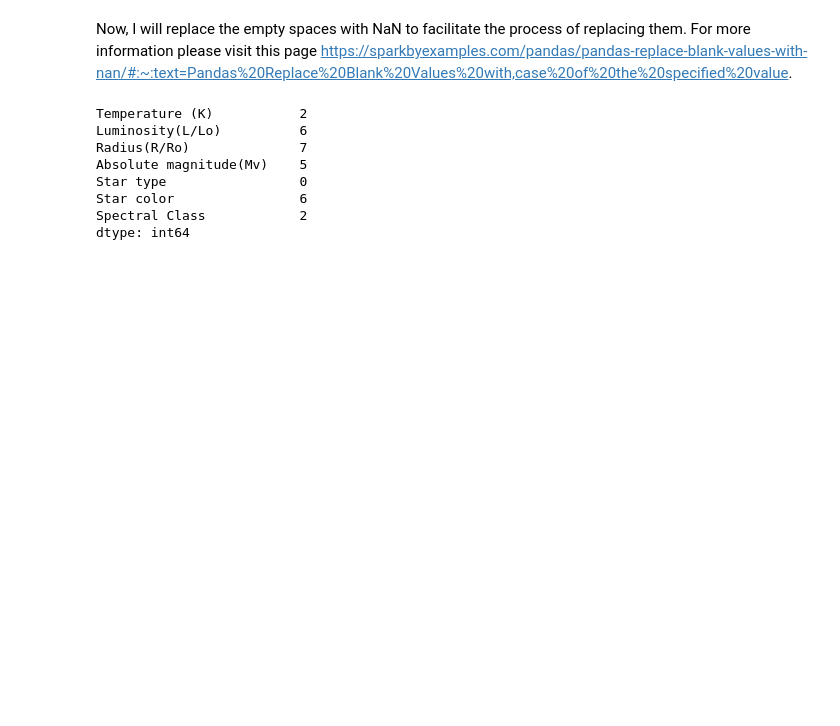
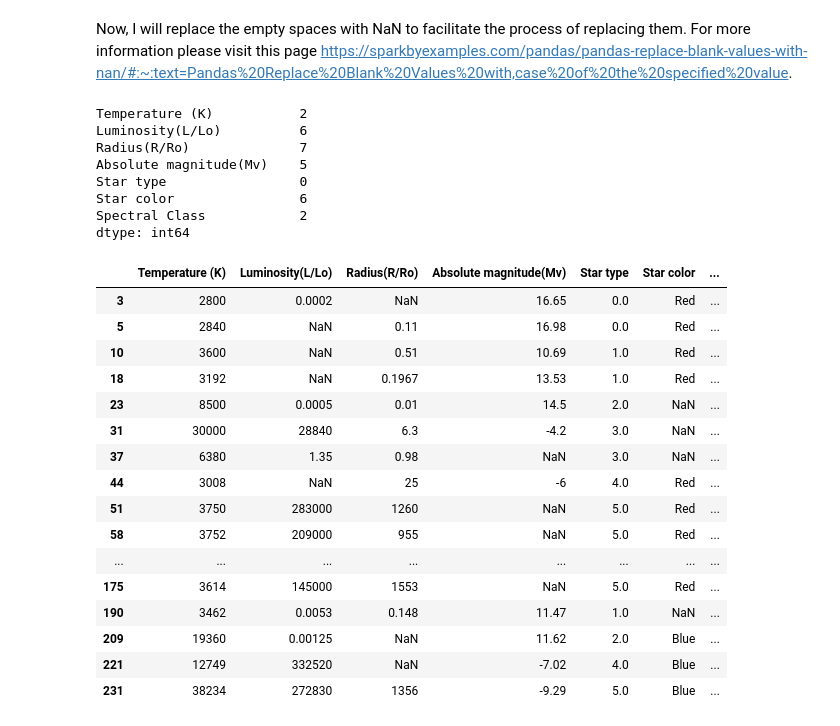
Before and after one commit to AER-cmd/my_ML_learning_projects, a Jupyter notebook: code.ipynb, the cells around one changed output. Drawn from its saved outputs; the diff is of its cells as text; code cells hidden in the pictures; blank space fills up the shorter version.

```diff
--- a/code.ipynb
+++ b/code.ipynb
@@ -170,3 +171,25 @@ Star type                 0
 Star color                6
 Spectral Class            2
 dtype: int64
+# %%
+#I want to see all the rows with missing values
+rows_with_nan = newest_df[newest_df.isna().any(axis=1)]
+rows_with_nan
+# %% [output]
+|  | Temperature (K) | Luminosity(L/Lo) | Radius(R/Ro) | Absolute magnitude(Mv) | Star type | Star color | ... |
+| 3 | 2800 | 0.0002 | NaN | 16.65 | 0.0 | Red | ... |
+| 5 | 2840 | NaN | 0.11 | 16.98 | 0.0 | Red | ... |
+| 10 | 3600 | NaN | 0.51 | 10.69 | 1.0 | Red | ... |
+| 18 | 3192 | NaN | 0.1967 | 13.53 | 1.0 | Red | ... |
+| 23 | 8500 | 0.0005 | 0.01 | 14.5 | 2.0 | NaN | ... |
+| 31 | 30000 | 28840 | 6.3 | -4.2 | 3.0 | NaN | ... |
+| 37 | 6380 | 1.35 | 0.98 | NaN | 3.0 | NaN | ... |
+| 44 | 3008 | NaN | 25 | -6 | 4.0 | Red | ... |
+| 51 | 3750 | 283000 | 1260 | NaN | 5.0 | Red | ... |
+| 58 | 3752 | 209000 | 955 | NaN | 5.0 | Red | ... |
+| ... | ... | ... | ... | ... | ... | ... | ... |
+| 175 | 3614 | 145000 | 1553 | NaN | 5.0 | Red | ... |
+| 190 | 3462 | 0.0053 | 0.148 | 11.47 | 1.0 | NaN | ... |
+| 209 | 19360 | 0.00125 | NaN | 11.62 | 2.0 | Blue | ... |
+| 221 | 12749 | 332520 | NaN | -7.02 | 4.0 | Blue | ... |
+| 231 | 38234 | 272830 | 1356 | -9.29 | 5.0 | Blue | ... |
```
Also changed, not shown: parts of 4 cells of this notebook.
